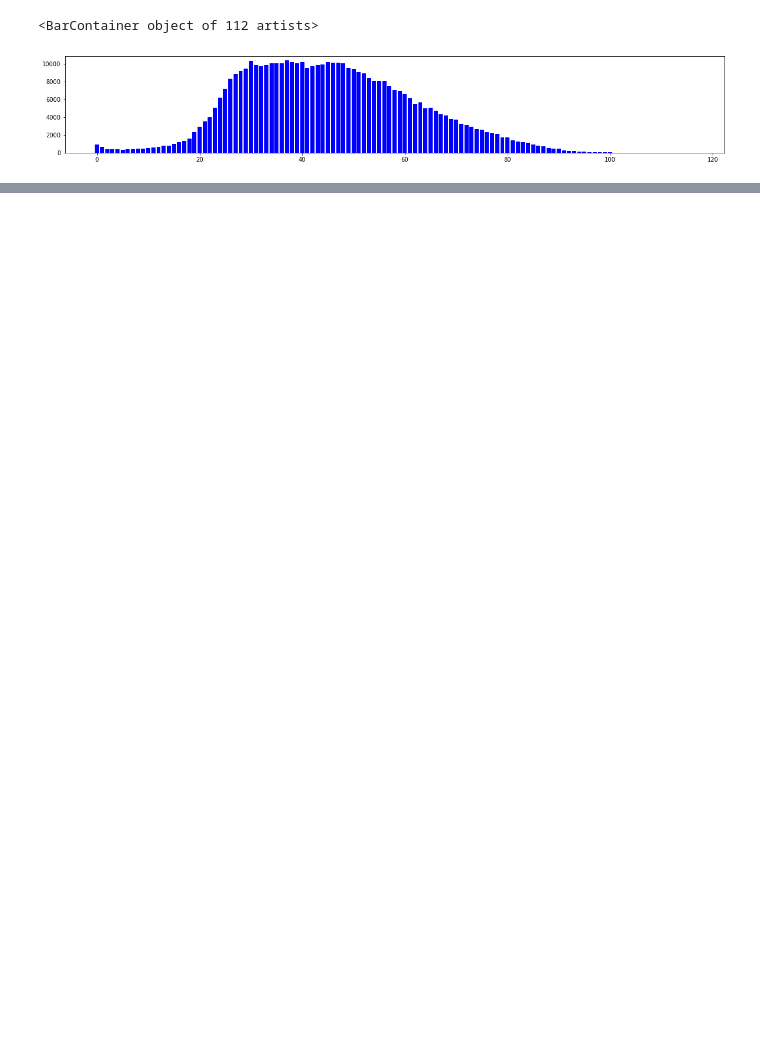
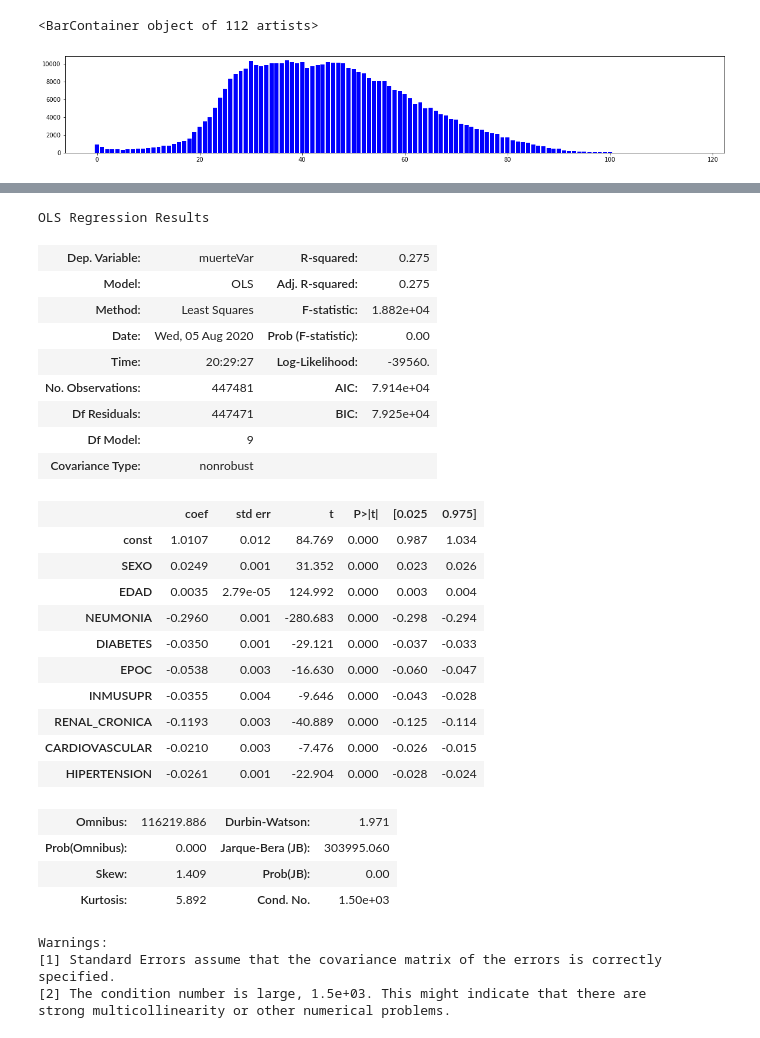
Before and after one commit to berelieta/project1, a Jupyter notebook: Exploración y Limpieza Datos.ipynb, the cells around one changed output, grey strips where cells are left out. Cells and saved outputs as stored; diff of their text form; code cells hidden in the pictures; blank space fills up the shorter version.

```diff
--- a/Exploración y Limpieza Datos.ipynb
+++ b/Exploración y Limpieza Datos.ipynb
@@ -199,0 +306,41 @@ plt.bar(edad_df['index'], edad_df['EDAD'], color="b", align="center")
+# %%
+X = corr_df[["SEXO","EDAD","NEUMONIA","DIABETES","EPOC","INMUSUPR","RENAL_CRONICA", "CARDIOVASCULAR", "HIPERTENSION"]]
+y = corr_df["muerteVar"]
+X = sm.add_constant(X)
+
+# Note the difference in argument order
+model = sm.OLS(y, X).fit()
+predictions = model.predict(X) # make the predictions by the model
+
+# Print out the statistics
+model.summary()
+# %% [output]
+OLS Regression Results
+| Dep. Variable: | muerteVar | R-squared: | 0.275 |
+| Model: | OLS | Adj. R-squared: | 0.275 |
+| Method: | Least Squares | F-statistic: | 1.882e+04 |
+| Date: | Wed, 05 Aug 2020 | Prob (F-statistic): | 0.00 |
+| Time: | 20:29:27 | Log-Likelihood: | -39560. |
+| No. Observations: | 447481 | AIC: | 7.914e+04 |
+| Df Residuals: | 447471 | BIC: | 7.925e+04 |
+| Df Model: | 9 |  |  |
+| Covariance Type: | nonrobust |  |  |
+|  | coef | std err | t | P>|t| | [0.025 | 0.975] |
+| const | 1.0107 | 0.012 | 84.769 | 0.000 | 0.987 | 1.034 |
+| SEXO | 0.0249 | 0.001 | 31.352 | 0.000 | 0.023 | 0.026 |
+| EDAD | 0.0035 | 2.79e-05 | 124.992 | 0.000 | 0.003 | 0.004 |
+| NEUMONIA | -0.2960 | 0.001 | -280.683 | 0.000 | -0.298 | -0.294 |
+| DIABETES | -0.0350 | 0.001 | -29.121 | 0.000 | -0.037 | -0.033 |
+| EPOC | -0.0538 | 0.003 | -16.630 | 0.000 | -0.060 | -0.047 |
+| INMUSUPR | -0.0355 | 0.004 | -9.646 | 0.000 | -0.043 | -0.028 |
+| RENAL_CRONICA | -0.1193 | 0.003 | -40.889 | 0.000 | -0.125 | -0.114 |
+| CARDIOVASCULAR | -0.0210 | 0.003 | -7.476 | 0.000 | -0.026 | -0.015 |
+| HIPERTENSION | -0.0261 | 0.001 | -22.904 | 0.000 | -0.028 | -0.024 |
+| Omnibus: | 116219.886 | Durbin-Watson: | 1.971 |
+| Prob(Omnibus): | 0.000 | Jarque-Bera (JB): | 303995.060 |
+| Skew: | 1.409 | Prob(JB): | 0.00 |
+| Kurtosis: | 5.892 | Cond. No. | 1.50e+03 |
+Warnings:
+[1] Standard Errors assume that the covariance matrix of the errors is correctly specified.
+[2] The condition number is large, 1.5e+03. This might indicate that there are
+strong multicollinearity or other numerical problems.
```
Also changed, not shown: parts of 14 cells of this notebook.
